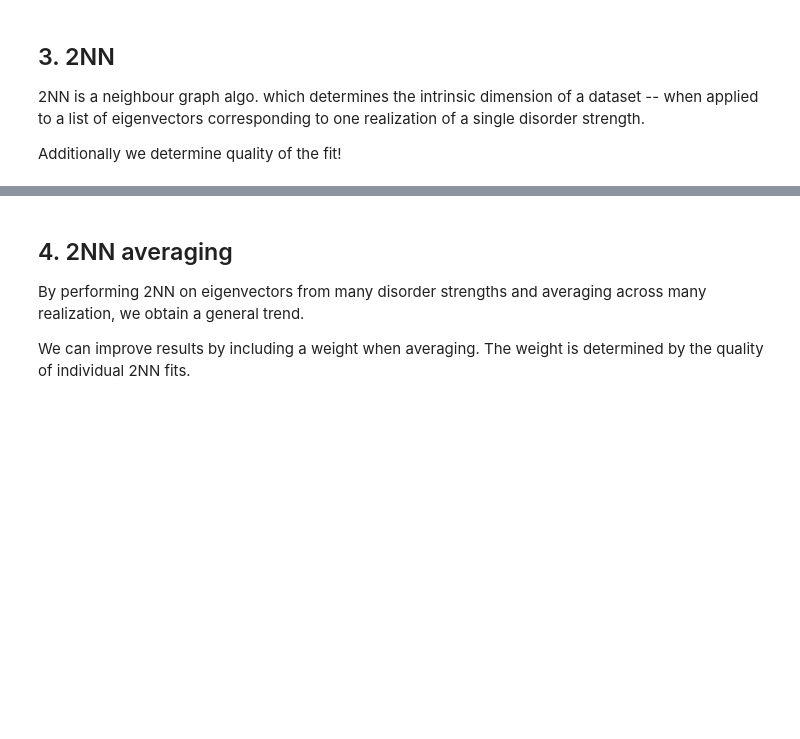
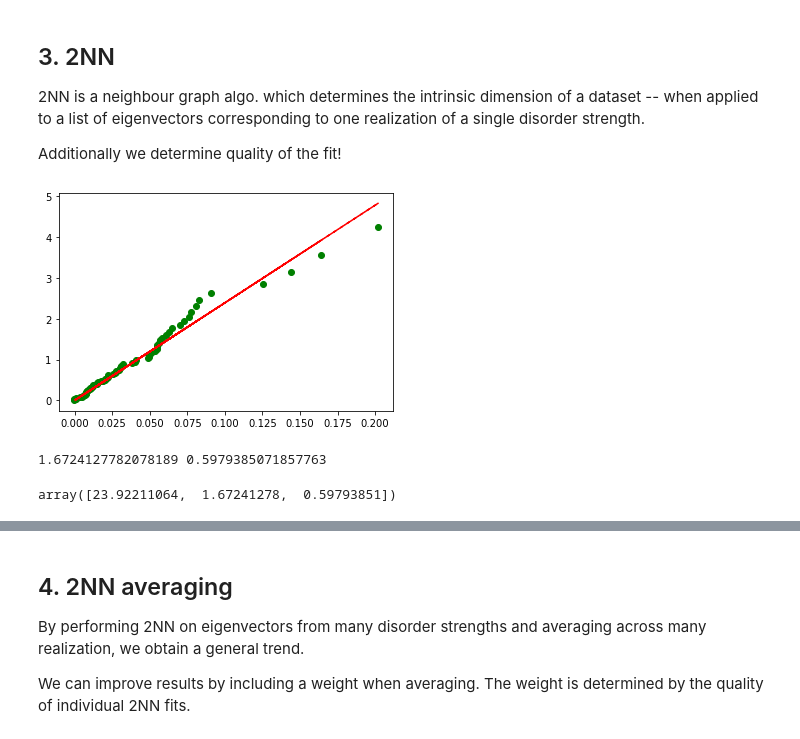
Before and after one commit to condensedAI/mbl-intrinsicdimension, a Jupyter notebook: paper/IDMBL.ipynb, the cells around one changed output, grey strips where cells are left out. Drawn from its saved outputs; the diff is of its cells as text; code cells hidden in the pictures; blank space fills up the shorter version.

```diff
--- a/paper/IDMBL.ipynb
+++ b/paper/IDMBL.ipynb
@@ -103,0 +111,13 @@ Additionally we determine quality of the fit!
+# %%
+filename = location+'/results-L-{L}-W-{W}-seed-{seed}.npz'.format(L=L, W=ws[0], seed=0)
+eigs = load_eigs(filename, 'vecs')
+x,y,slope = nn2(eigs, plot=True, return_xy=True)
+# %% [output]
+[figure, added]
+# %%
+# now we assess quality of the fit :D
+loss = L2_loss_linear_originBound(x,y,slope)
+weight = weigt_from_loss(loss)
+print(loss, weight)
+# %% [output]
+1.6724127782078189 0.5979385071857763
@@ -103,0 +135,4 @@ Additionally we determine quality of the fit!
+# %%
+slope_loss_and_weight[0,0]
+# %% [output]
+array([23.92211064,  1.67241278,  0.59793851])
```
Also changed, not shown: parts of 24 cells of this notebook, 1 other file.
